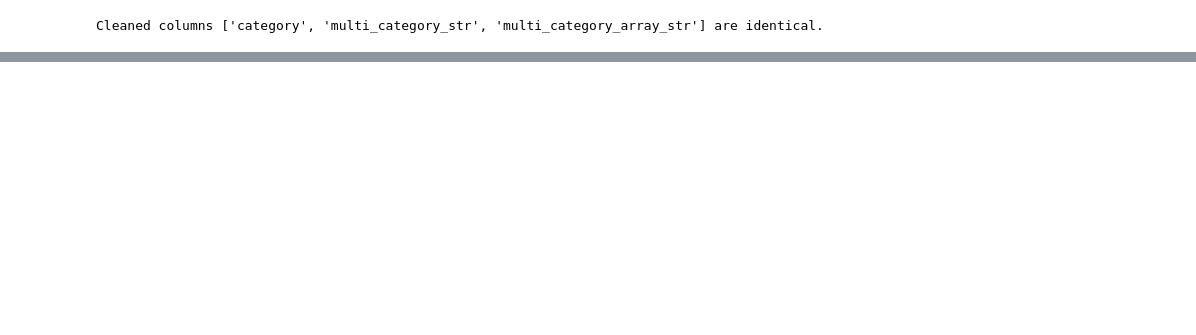
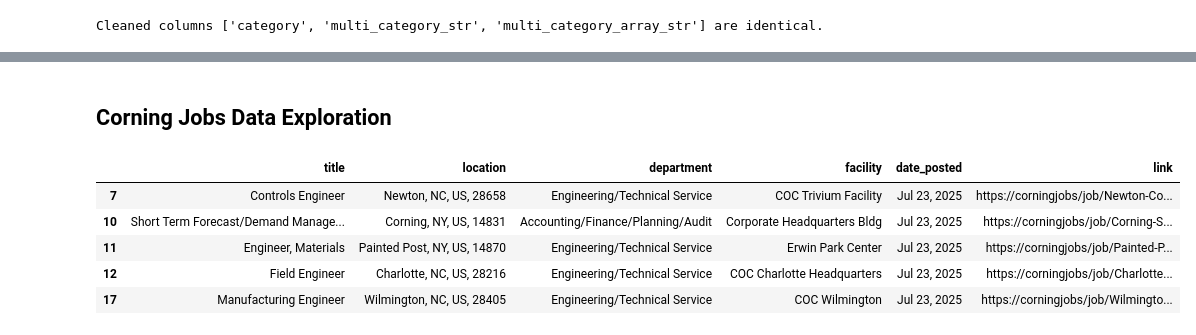
Before and after one commit to blwhiten/hello_world, a Jupyter notebook: quickstarts/Get_started.ipynb, the cells around one changed output, grey strips where cells are left out. Cells and saved outputs as stored; diff of their text form; code cells hidden in the pictures; blank space fills up the shorter version.

```diff
--- a/quickstarts/Get_started.ipynb
+++ b/quickstarts/Get_started.ipynb
@@ -1831,0 +1910,13 @@ tech_us_jobs[['title','business','businessSegment','experienceLevel','location',
+# %% [markdown]
+## Corning Jobs Data Exploration
+# %%
+corning_jobs_df = df.copy()
+corning_jobs_us = corning_jobs_df[corning_jobs_df['location'].str.contains('US')]
+corning_jobs_us.head()
+# %% [output]
+|  | title | location | department | facility | date_posted | link |
+| 7 | Controls Engineer | Newton, NC, US, 28658 | Engineering/Technical Service | COC Trivium Facility | Jul 23, 2025 | https://corningjobs/job/Newton-Co... |
+| 10 | Short Term Forecast/Demand Manage... | Corning, NY, US, 14831 | Accounting/Finance/Planning/Audit | Corporate Headquarters Bldg | Jul 23, 2025 | https://corningjobs/job/Corning-S... |
+| 11 | Engineer, Materials | Painted Post, NY, US, 14870 | Engineering/Technical Service | Erwin Park Center | Jul 23, 2025 | https://corningjobs/job/Painted-P... |
+| 12 | Field Engineer | Charlotte, NC, US, 28216 | Engineering/Technical Service | COC Charlotte Headquarters | Jul 23, 2025 | https://corningjobs/job/Charlotte... |
+| 17 | Manufacturing Engineer | Wilmington, NC, US, 28405 | Engineering/Technical Service | COC Wilmington | Jul 23, 2025 | https://corningjobs/job/Wilmingto... |
```
Also changed, not shown: parts of 22 cells of this notebook.
